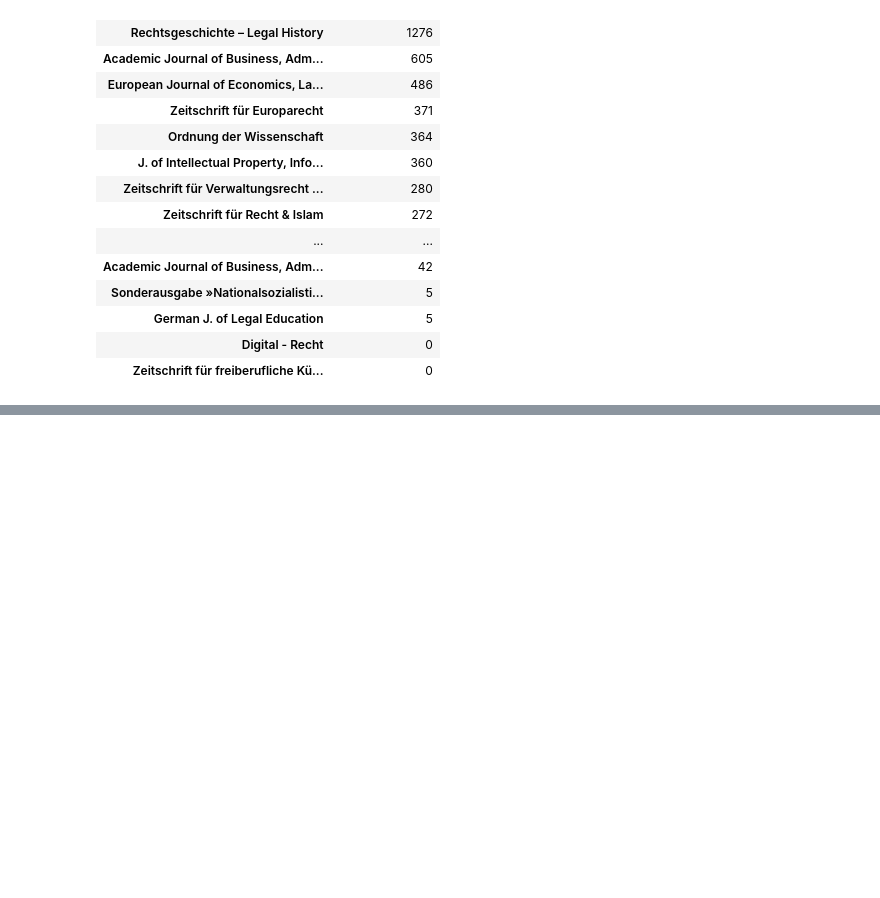
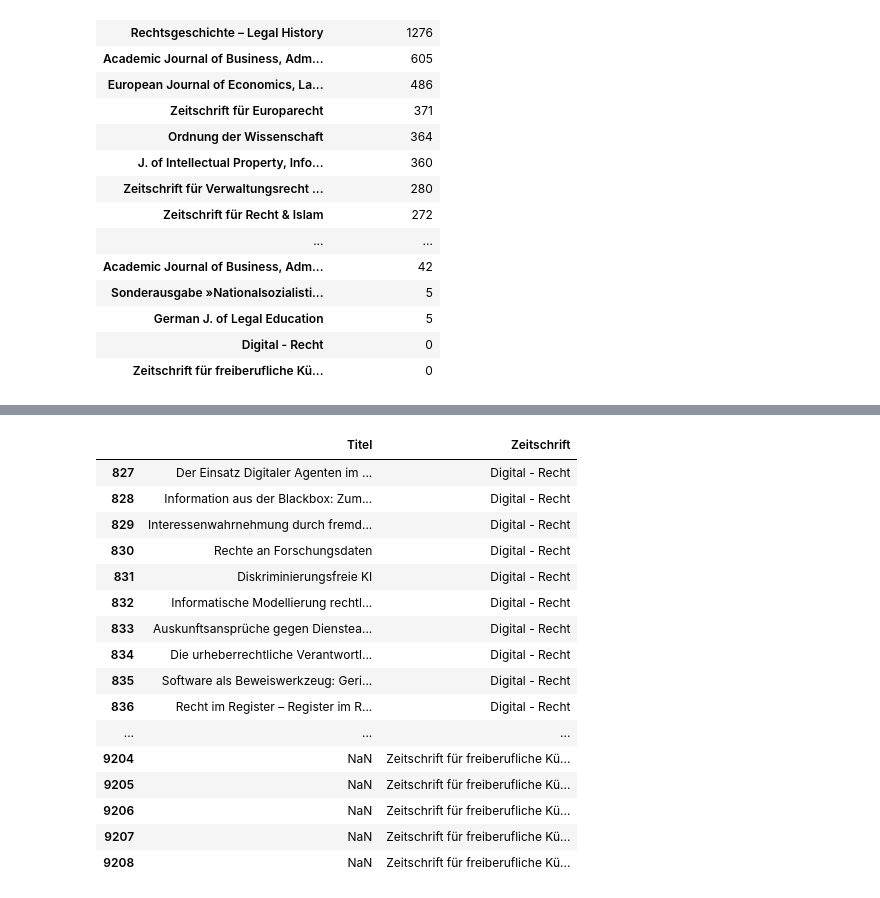
Before and after one commit to Moritzz00/Datavisualization_Project, a Jupyter notebook: clean_up.ipynb, the cells around one changed output, grey strips where cells are left out. Drawn from its saved outputs; the diff is of its cells as text; code cells hidden in the pictures; blank space fills up the shorter version.

```diff
--- a/clean_up.ipynb
+++ b/clean_up.ipynb
@@ -280,0 +264,20 @@ df[['Zeitschrift', 'Zeitschriftkürzel']].groupby('Zeitschriftkürzel').count().
+# %%
+df[['Titel', 'Zeitschrift']][df['Zeitschriftkürzel'].isna()]
+# %% [output]
+|  | Titel | Zeitschrift |
+| 827 | Der Einsatz Digitaler Agenten im ... | Digital - Recht |
+| 828 | Information aus der Blackbox: Zum... | Digital - Recht |
+| 829 | Interessenwahrnehmung durch fremd... | Digital - Recht |
+| 830 | Rechte an Forschungsdaten | Digital - Recht |
+| 831 | Diskriminierungsfreie KI | Digital - Recht |
+| 832 | Informatische Modellierung rechtl... | Digital - Recht |
+| 833 | Auskunftsansprüche gegen Dienstea... | Digital - Recht |
+| 834 | Die urheberrechtliche Verantwortl... | Digital - Recht |
+| 835 | Software als Beweiswerkzeug: Geri... | Digital - Recht |
+| 836 | Recht im Register – Register im R... | Digital - Recht |
+| ... | ... | ... |
+| 9204 | NaN | Zeitschrift für freiberufliche Kü... |
+| 9205 | NaN | Zeitschrift für freiberufliche Kü... |
+| 9206 | NaN | Zeitschrift für freiberufliche Kü... |
+| 9207 | NaN | Zeitschrift für freiberufliche Kü... |
+| 9208 | NaN | Zeitschrift für freiberufliche Kü... |
```
Also changed, not shown: parts of 7 cells of this notebook, 4 other files.
